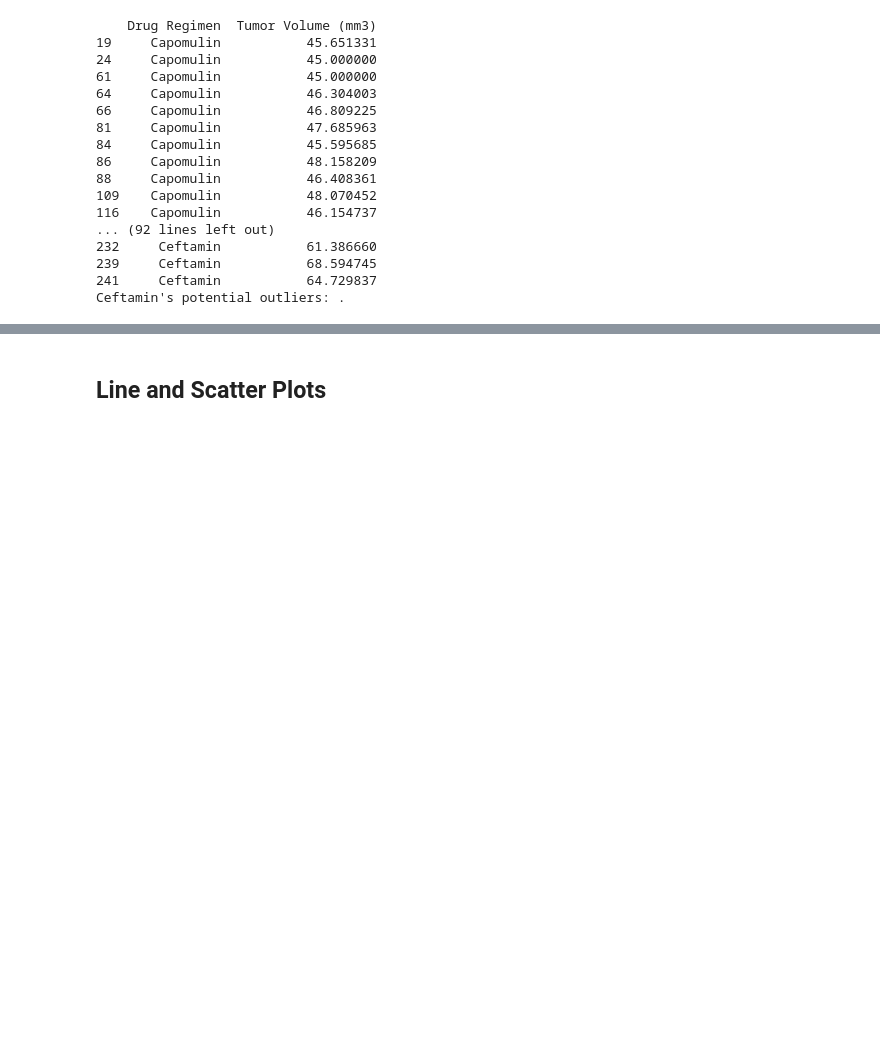
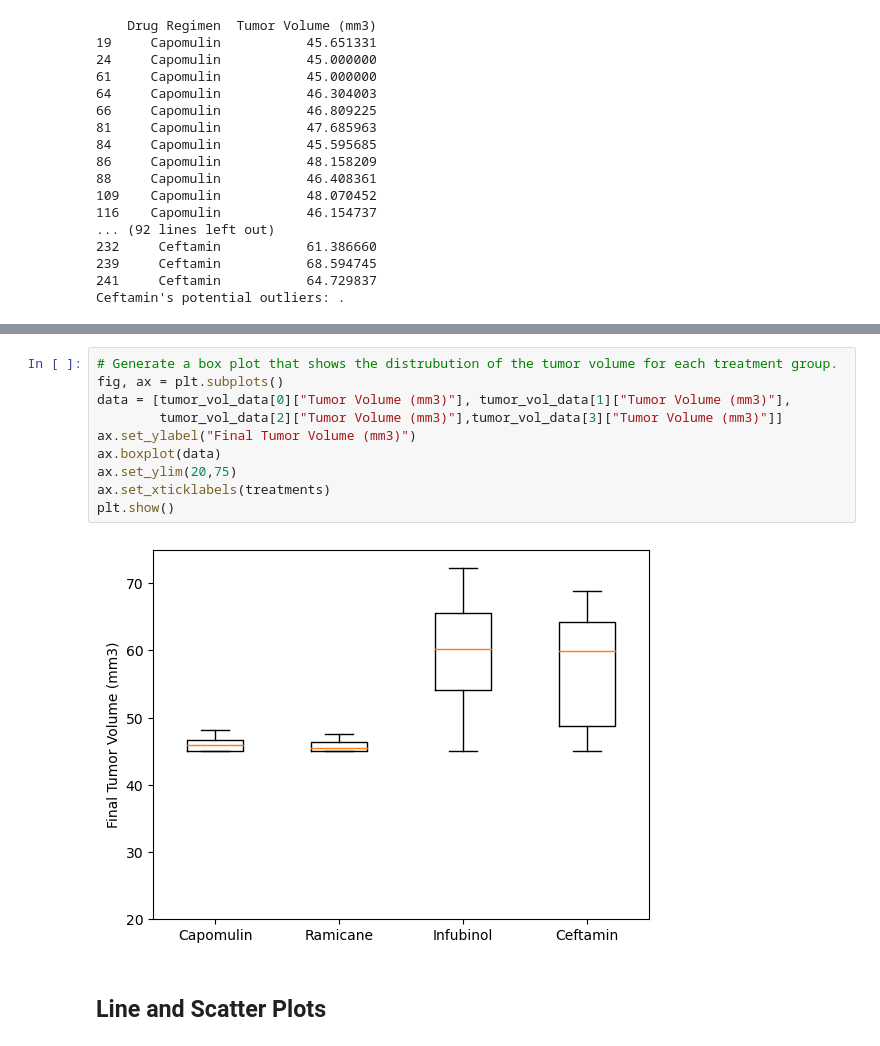
Before and after one commit to TRegan5/Matplotlib-challenge, a Jupyter notebook: Pymaceuticals/pymaceuticals.ipynb, the cells around one changed output, grey strips where cells are left out. Cells and saved outputs as stored; diff of their text form; blank space fills up the shorter version.

Commit message:
Box plot not perfect; treatments 1&2 smushed

```diff
--- a/Pymaceuticals/pymaceuticals.ipynb
+++ b/Pymaceuticals/pymaceuticals.ipynb
@@ -288,3 +284,15 @@ Name: Tumor Volume (mm3), dtype: bool
+# %%
+# Generate a box plot that shows the distrubution of the tumor volume for each treatment group.
+fig, ax = plt.subplots()
+data = [tumor_vol_data[0]["Tumor Volume (mm3)"], tumor_vol_data[1]["Tumor Volume (mm3)"],
+        tumor_vol_data[2]["Tumor Volume (mm3)"],tumor_vol_data[3]["Tumor Volume (mm3)"]]
+ax.set_ylabel("Final Tumor Volume (mm3)")
+ax.boxplot(data)
+ax.set_ylim(20,75)
+ax.set_xticklabels(treatments)
+plt.show()
+# %% [output]
+[figure, added]
 # %% [markdown]
 ## Line and Scatter Plots
 # %%
```
Also changed, not shown: parts of 2 cells of this notebook.
